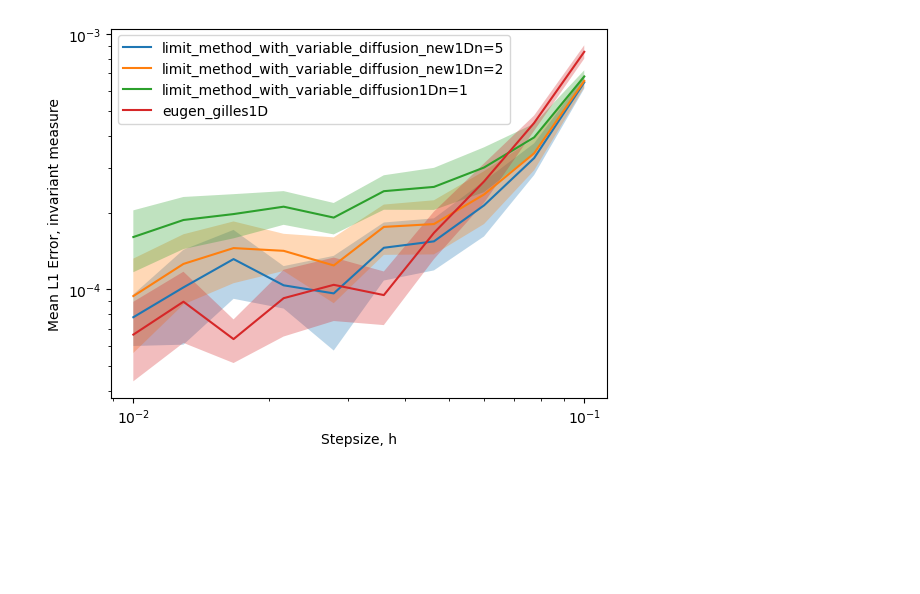
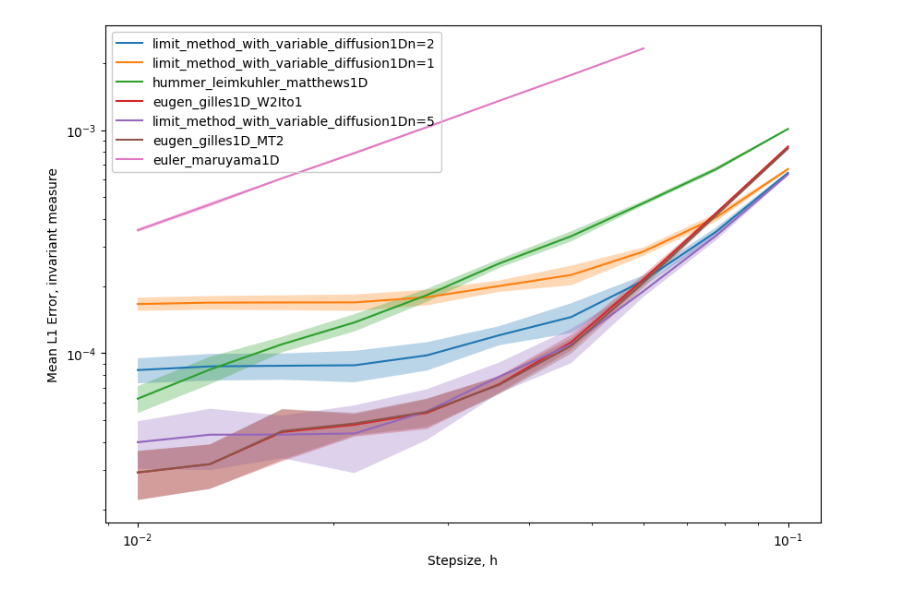
Before and after one commit to dominicp6/Integrators_for_Multiplicative_Noise, a Jupyter notebook: plotting.ipynb, the cells around one changed output. Drawn from its saved outputs; the diff is of its cells as text; code cells hidden in the pictures; blank space fills up the shorter version.

Commit message:
preliminary 1D results

```diff
--- a/plotting.ipynb
+++ b/plotting.ipynb
@@ -12,13 +12,17 @@ def get_stepsizes(exp_dir):
     stepsizes = info["stepsizes"]
     return stepsizes
 
-def plot_experiments(exp_name, base_dir="/Users/dominic/JuliaProjects/Integrators_for_Multiplicative_Noise/simulation_results/"):
+def plot_experiments(exp_name, base_dir="./simulation_results/"):
     exp_dir = os.path.join(base_dir, exp_name)
     data_files = glob.glob(os.path.join(exp_dir, "*.h5"))
     stepsizes = get_stepsizes(exp_dir)
 
     for data_file in data_files:
         integrator_name = os.path.splitext(os.path.basename(data_file))[0]
+        if integrator_name == "euler_maruyama1D":
+            stepsizes0 = stepsizes[:-2]
+        else:
+            stepsizes0 = stepsizes
         # load the .h5 file to a numpy array
         convergence_data = np.array(h5py.File(data_file, 'r')['data'])
 
@@ -26,16 +30,20 @@ def plot_experiments(exp_name, base_dir="/Users/dominic/JuliaProjects/Integrator
         std_convergence = np.std(convergence_data, axis=0)
 
         # plot the mean convergence
-        plt.plot(stepsizes, mean_convergence, label=integrator_name)
-        plt.fill_between(stepsizes, mean_convergence - std_convergence,
+        plt.plot(stepsizes0, mean_convergence, label=integrator_name)
+        plt.fill_between(stepsizes0, mean_convergence - std_convergence,
                         mean_convergence + std_convergence, alpha=0.3)
 
-    plt.legend()
+    legend = plt.legend()
+    legend.get_frame().set_alpha(None)
+    legend.get_frame().set_facecolor((1, 1, 1, 0.01))
     plt.ylabel("Mean L1 Error, invariant measure")
     plt.xlabel("Stepsize, h")
     plt.yscale('log')
     plt.xscale('log')
+    fig = plt.gcf()
+    fig.set_size_inches(10, 7)
 # %%
-plot_experiments("eugen_gilles_cos_LMVD_1D_100K")
+plot_experiments("quadratic_cos_noise_1M")
 # %% [output]
-[figure, old version]
+[figure, new version]
```
Also changed, not shown: parts of 2 cells of this notebook, 5 other files.
